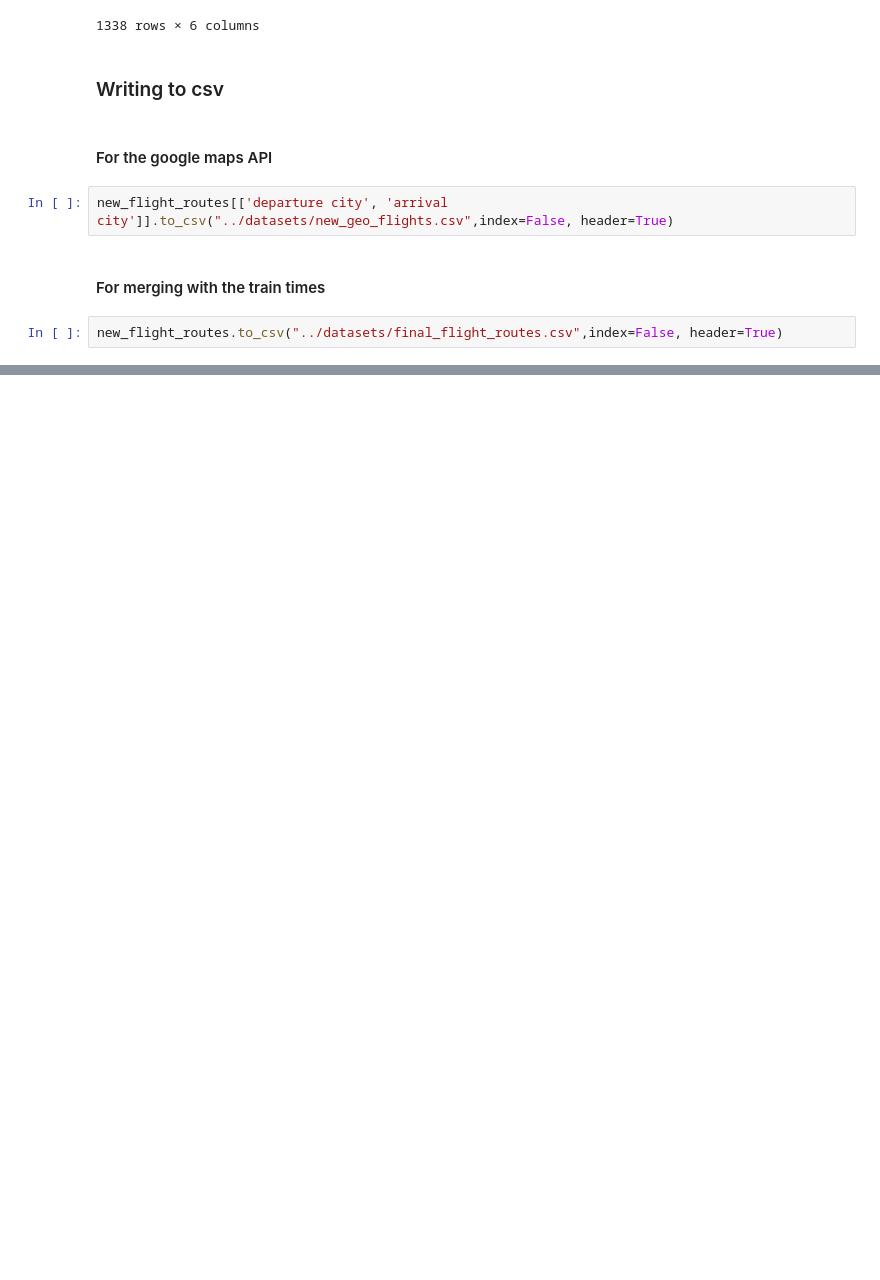
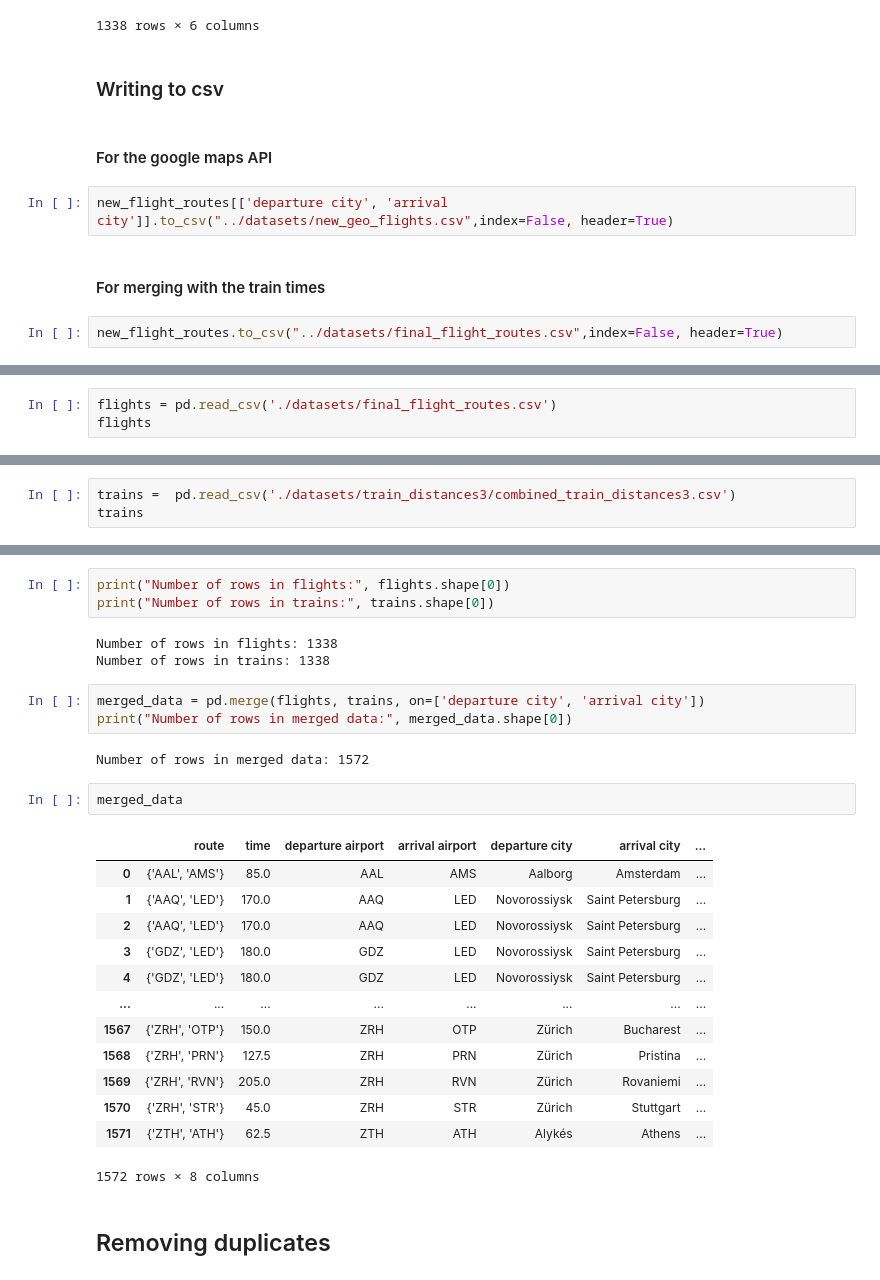
Before and after one commit to RabDou44/DOPP_group18, a Jupyter notebook: final notebook/Single_notebook.ipynb, the cells around one changed output, grey strips where cells are left out. Drawn from its saved outputs; the diff is of its cells as text; blank space fills up the shorter version.

```diff
--- a/final notebook/Single_notebook.ipynb
+++ b/final notebook/Single_notebook.ipynb
@@ -1656,0 +1771,3 @@ new_flight_routes.to_csv("../datasets/final_flight_routes.csv",index=False, head
+# %%
+flights = pd.read_csv('./datasets/final_flight_routes.csv')
+flights
@@ -1656,0 +1788,3 @@ new_flight_routes.to_csv("../datasets/final_flight_routes.csv",index=False, head
+# %%
+trains =  pd.read_csv('./datasets/train_distances3/combined_train_distances3.csv')
+trains
@@ -1656,0 +1805,29 @@ new_flight_routes.to_csv("../datasets/final_flight_routes.csv",index=False, head
+# %%
+print("Number of rows in flights:", flights.shape[0])
+print("Number of rows in trains:", trains.shape[0])
+# %% [output]
+Number of rows in flights: 1338
+Number of rows in trains: 1338
+# %%
+merged_data = pd.merge(flights, trains, on=['departure city', 'arrival city'])
+print("Number of rows in merged data:", merged_data.shape[0])
+# %% [output]
+Number of rows in merged data: 1572
+# %%
+merged_data
+# %% [output]
+|  | route | time | departure airport | arrival airport | departure city | arrival city | ... |
+| 0 | {'AAL', 'AMS'} | 85.0 | AAL | AMS | Aalborg | Amsterdam | ... |
+| 1 | {'AAQ', 'LED'} | 170.0 | AAQ | LED | Novorossiysk | Saint Petersburg | ... |
+| 2 | {'AAQ', 'LED'} | 170.0 | AAQ | LED | Novorossiysk | Saint Petersburg | ... |
+| 3 | {'GDZ', 'LED'} | 180.0 | GDZ | LED | Novorossiysk | Saint Petersburg | ... |
+| 4 | {'GDZ', 'LED'} | 180.0 | GDZ | LED | Novorossiysk | Saint Petersburg | ... |
+| ... | ... | ... | ... | ... | ... | ... | ... |
+| 1567 | {'ZRH', 'OTP'} | 150.0 | ZRH | OTP | Zürich | Bucharest | ... |
+| 1568 | {'ZRH', 'PRN'} | 127.5 | ZRH | PRN | Zürich | Pristina | ... |
+| 1569 | {'ZRH', 'RVN'} | 205.0 | ZRH | RVN | Zürich | Rovaniemi | ... |
+| 1570 | {'ZRH', 'STR'} | 45.0 | ZRH | STR | Zürich | Stuttgart | ... |
+| 1571 | {'ZTH', 'ATH'} | 62.5 | ZTH | ATH | Alykés | Athens | ... |
+1572 rows × 8 columns
+# %% [markdown]
+## Removing duplicates
```
Also changed, not shown: parts of 31 cells of this notebook.
